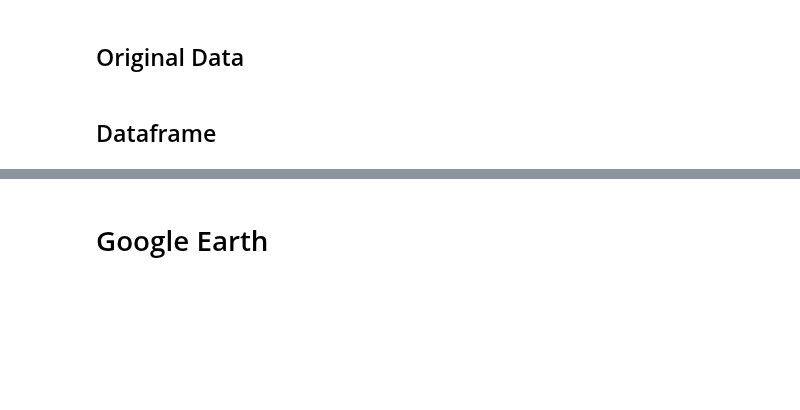
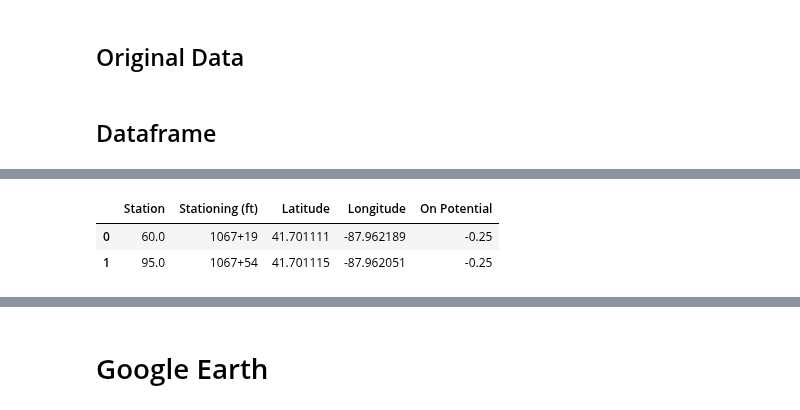
Before and after one commit to StefanosSpyrou/Plot-CIS-Data-Google-Earth-Real-Time, a Jupyter notebook: Notebooks/CIS Data to Google Earth (Real Time).ipynb, the cells around one changed output, grey strips where cells are left out. Cells and saved outputs as stored; diff of their text form; code cells hidden in the pictures; blank space fills up the shorter version.

```diff
--- a/Notebooks/CIS Data to Google Earth (Real Time).ipynb
+++ b/Notebooks/CIS Data to Google Earth (Real Time).ipynb
@@ -464,0 +824,6 @@ while j < len(original_data_list):
+# %%
+df_3
+# %% [output]
+|  | Station | Stationing (ft) | Latitude | Longitude | On Potential |
+| 0 | 60.0 | 1067+19 | 41.701111 | -87.962189 | -0.25 |
+| 1 | 95.0 | 1067+54 | 41.701115 | -87.962051 | -0.25 |
```
Also changed, not shown: parts of 36 cells of this notebook.
